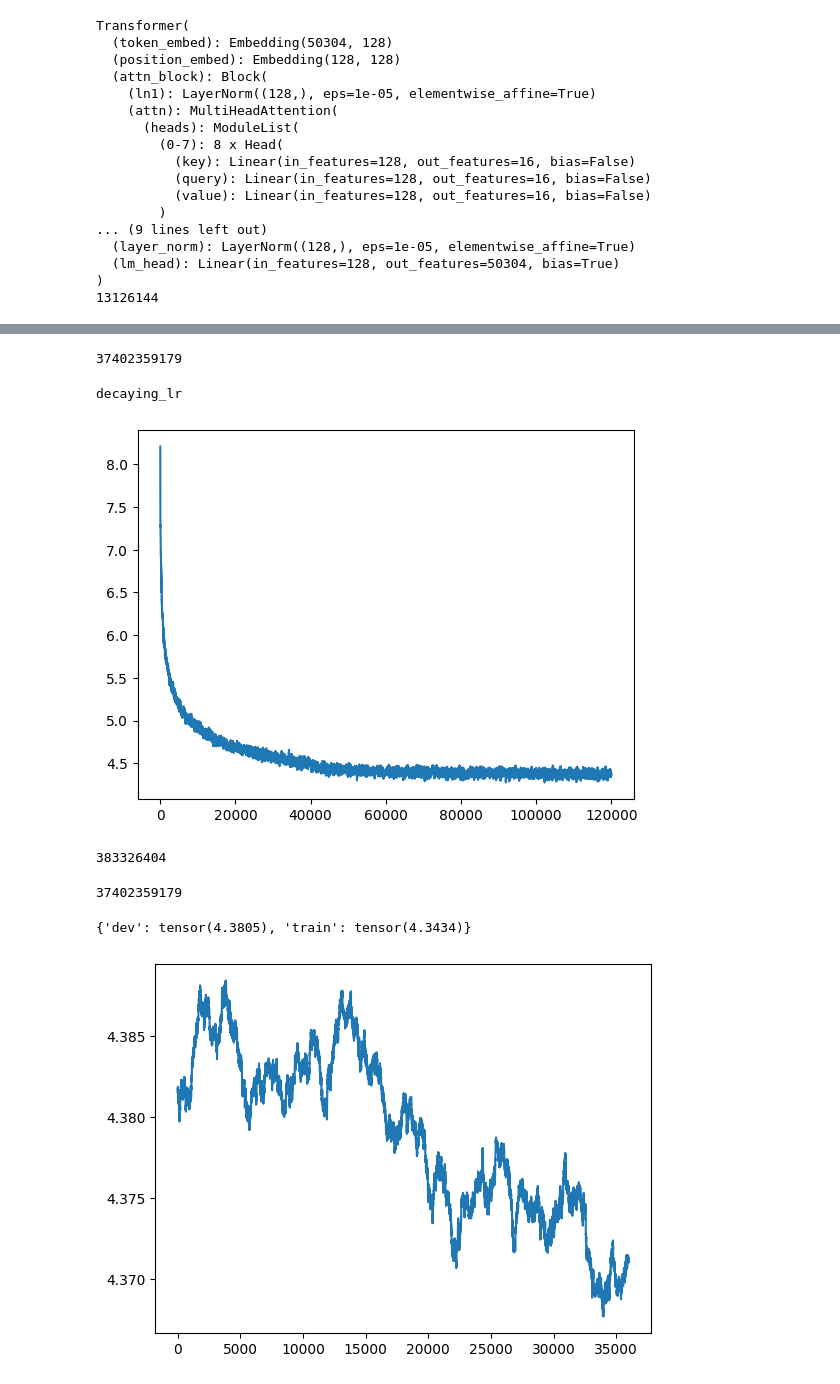
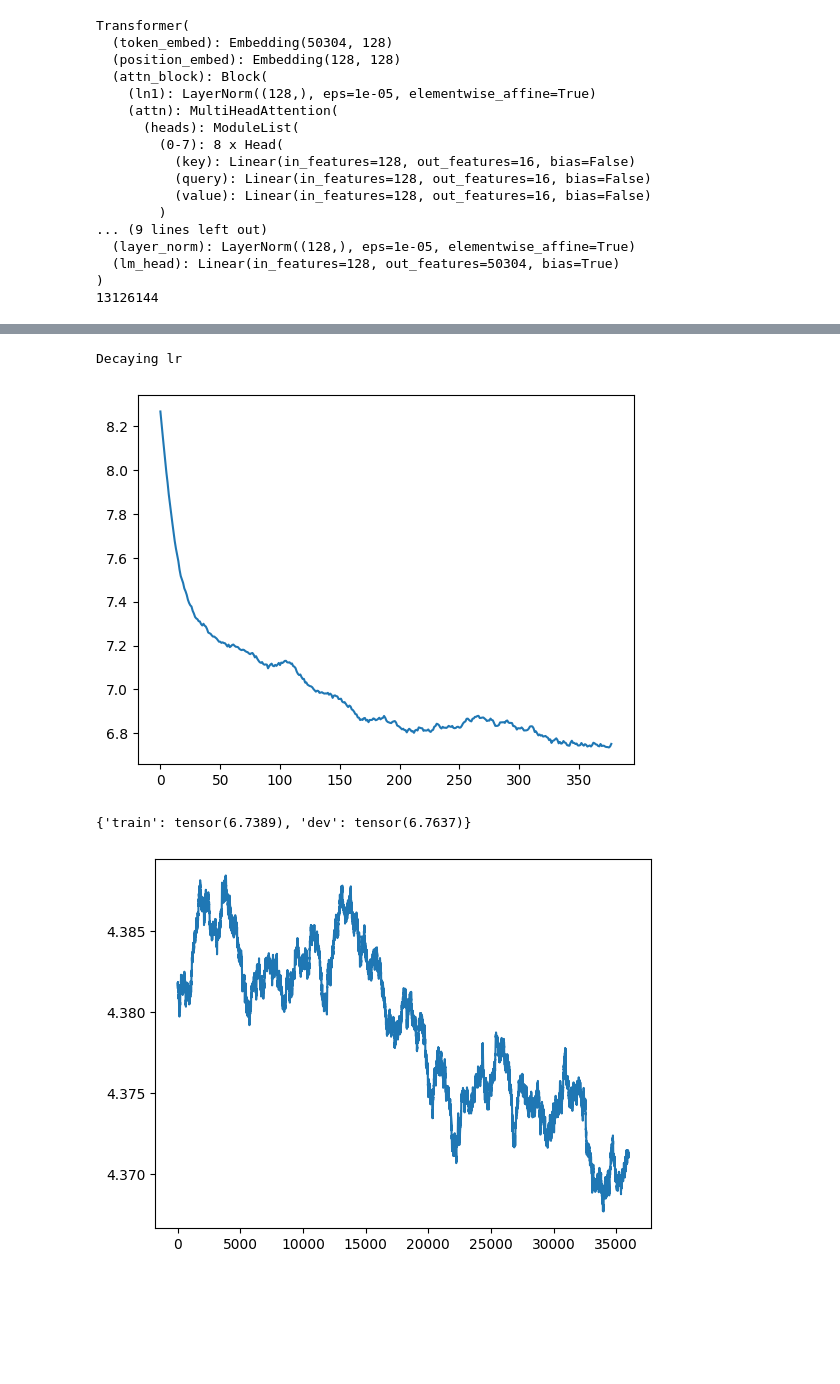
Before and after one commit to jnward/monosemanticity-repro, a Jupyter notebook: transformer_pile.ipynb, the cells around one changed output, grey strips where cells are left out. Saved outputs shown, nothing was run; the diff lists cells and outputs as text; code cells hidden in the pictures; blank space fills up the shorter version.

```diff
--- a/transformer_pile.ipynb
+++ b/transformer_pile.ipynb
@@ -20,8 +20,9 @@ from data_utils import get_batch_iterator
 
 batch_size = 32
 context_length = 128
+train_path = "data/med_pile_train.h5"
 
-train_batch_iterator = get_batch_iterator('train', batch_size=32, context_length=128)
+train_batch_iterator = get_batch_iterator(train_path, batch_size=32, context_length=128)
 # %%
 xb, yb = next(train_batch_iterator)
 print(xb.shape, yb.shape)
@@ -77,14 +88,18 @@ Transformer(
 # %%
 eval_iters = 20
 
+dev_path = "data/pile_val.h5"
+
+
 @torch.no_grad()
-def estimate_loss(steps=eval_iters):
+def estimate_loss(steps):
     out = {}
     model.eval()
-    for split in ['dev', 'train']:
-        batch_iterator = get_batch_iterator(split)
+    for split in ['train', 'dev']:
+        data_path = train_path if split == 'train' else dev_path
+        batch_iterator = get_batch_iterator(data_path, 32, 128, device=device)
         losses = torch.zeros(steps)
-        for k in tqdm(range(steps)):
+        for k in range(steps):
             xb, yb = next(batch_iterator)
             _, loss = model(xb, yb)
             losses[k] = loss.item()
@@ -103,43 +116,40 @@ losses = []
 # %%
 from tqdm import tqdm
 import matplotlib.pyplot as plt
 import numpy as np
 
 batch_size = 32
 context_length = 128
-n_steps = 40000
-decay_lr_step = 0
+n_steps = 400
+decay_lr_step = 200
 avg_window = 64
 
-batch_iterator = get_batch_iterator('train', batch_size, context_length)
+batch_iterator = get_batch_iterator(train_path, batch_size, context_length, device=device)
 
 pbar = tqdm(enumerate(range(n_steps)), total=n_steps)
 for i, steps in pbar:
     xb, yb = next(batch_iterator)
     logits, loss = model(xb, yb)
     losses.append(loss.item())
     pbar.set_description(f"Train loss: {np.mean(losses[-avg_window:]):.4f}")
     optimizer.zero_grad(set_to_none=True)
     loss.backward()
     optimizer.step()
     if i == decay_lr_step:
-        print('decaying_lr')
+        print('Decaying lr')
         for g in optimizer.param_groups:
-            g['lr'] = 2e-5
+            g['lr'] = 5e-5
 
 def moving_average(x, w):
     return np.convolve(x, np.ones(w), 'valid') / w
 
 plt.plot(moving_average(losses, avg_window))
 plt.show()
 estimate_loss(200)
 # %% [output]
-37402359179
+Decaying lr
+[figure, new version]
-decaying_lr
+{'train': tensor(6.7389), 'dev': tensor(6.7637)}
-[figure, old version]
-383326404
-37402359179
-{'dev': tensor(4.3805), 'train': tensor(4.3434)}
 # %%
 for g in optimizer.param_groups:
     g['lr'] = 1e-4
```
Also changed, not shown: parts of 34 cells of this notebook, 2 other files.
